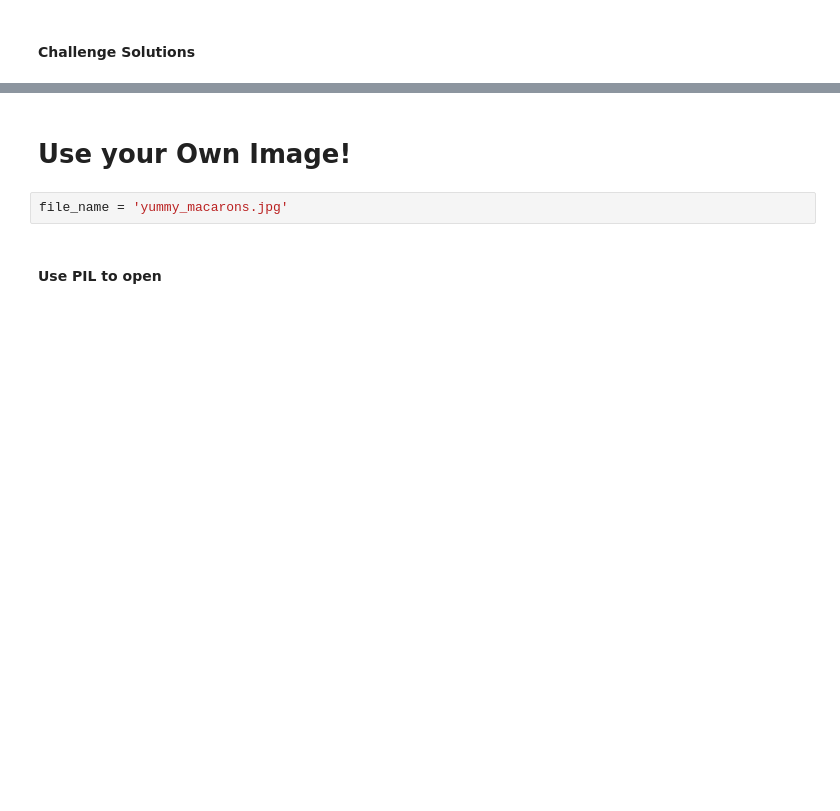
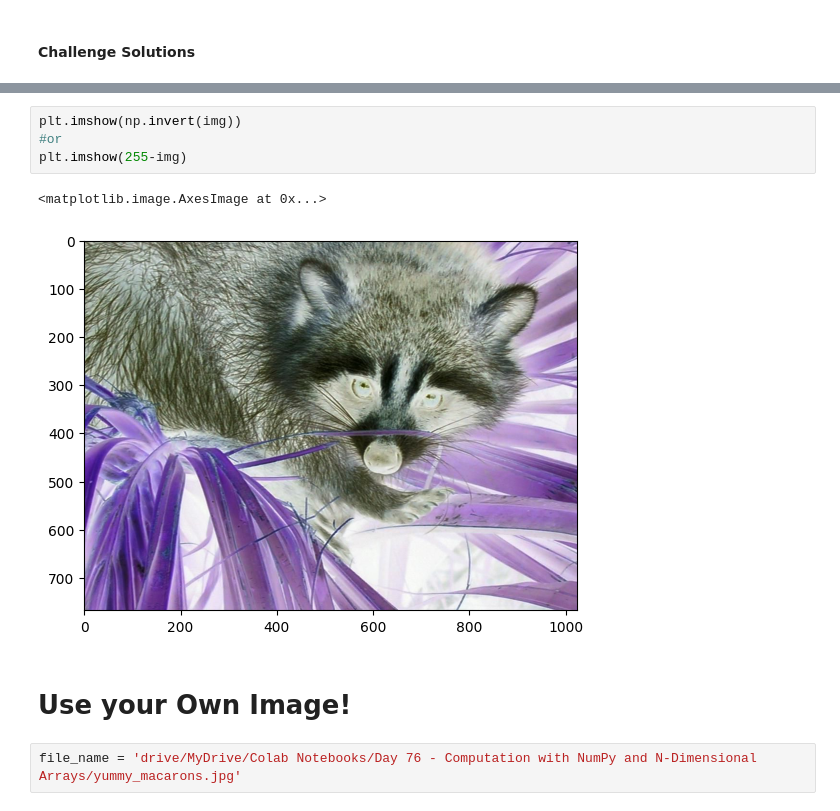
Before and after one commit to yakubszatkowski/100-days-python, a Jupyter notebook: push/Computation_with_NumPy_and_N_Dimensional_Arrays_(start).ipynb, the cells around one changed output, grey strips where cells are left out. Saved outputs shown, nothing was run; the diff lists cells and outputs as text; blank space fills up the shorter version.

```diff
--- a/push/Computation_with_NumPy_and_N_Dimensional_Arrays_(start).ipynb
+++ b/push/Computation_with_NumPy_and_N_Dimensional_Arrays_(start).ipynb
@@ -373,6 +442,11 @@ grey_vals = np.array([0.2126, 0.7152, 0.0722])
+# %%
+plt.imshow(np.invert(img))
+#or
+plt.imshow(255-img)
+# %% [output]
+<matplotlib.image.AxesImage at 0x...>
+[figure, added]
 # %% [markdown]
 # Use your Own Image!
-# %%
-file_name = 'yummy_macarons.jpg'
-# %% [markdown]
-#### Use PIL to open
+# %%
+file_name = 'drive/MyDrive/Colab Notebooks/Day 76 - Computation with NumPy and N-Dimensional Arrays/yummy_macarons.jpg'
```
Also changed, not shown: parts of 23 cells of this notebook.
